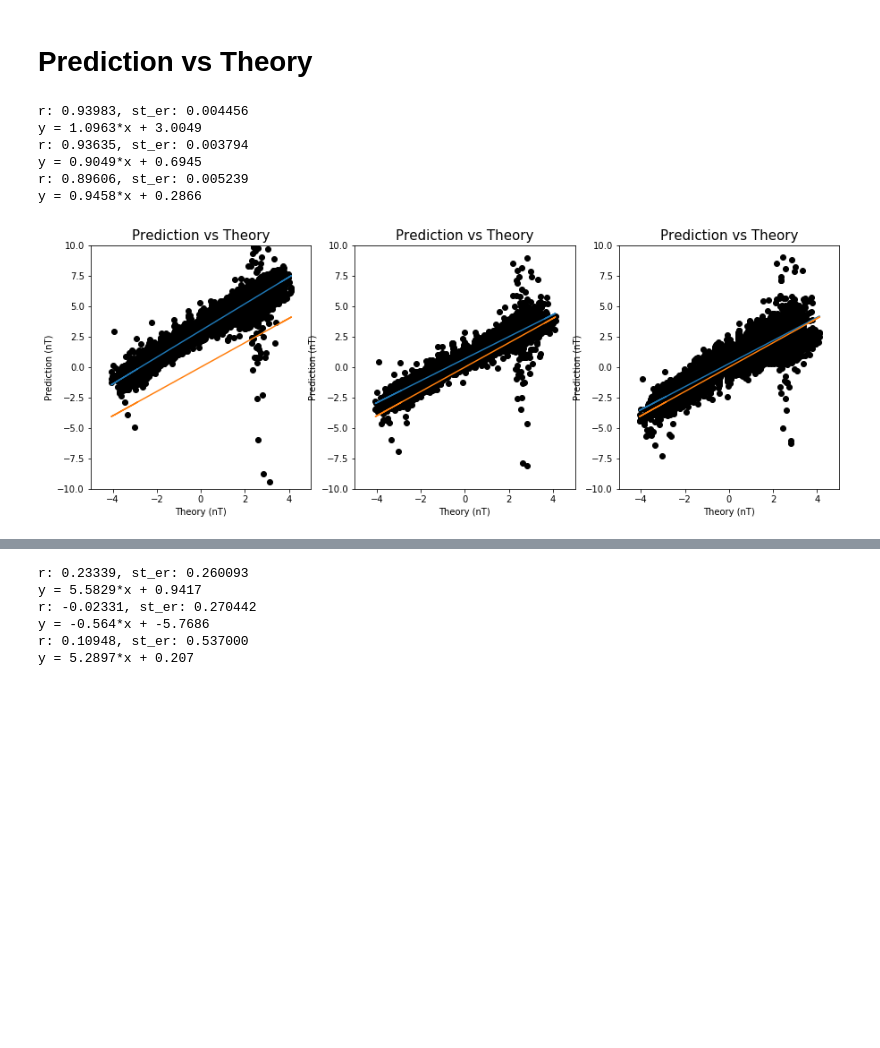
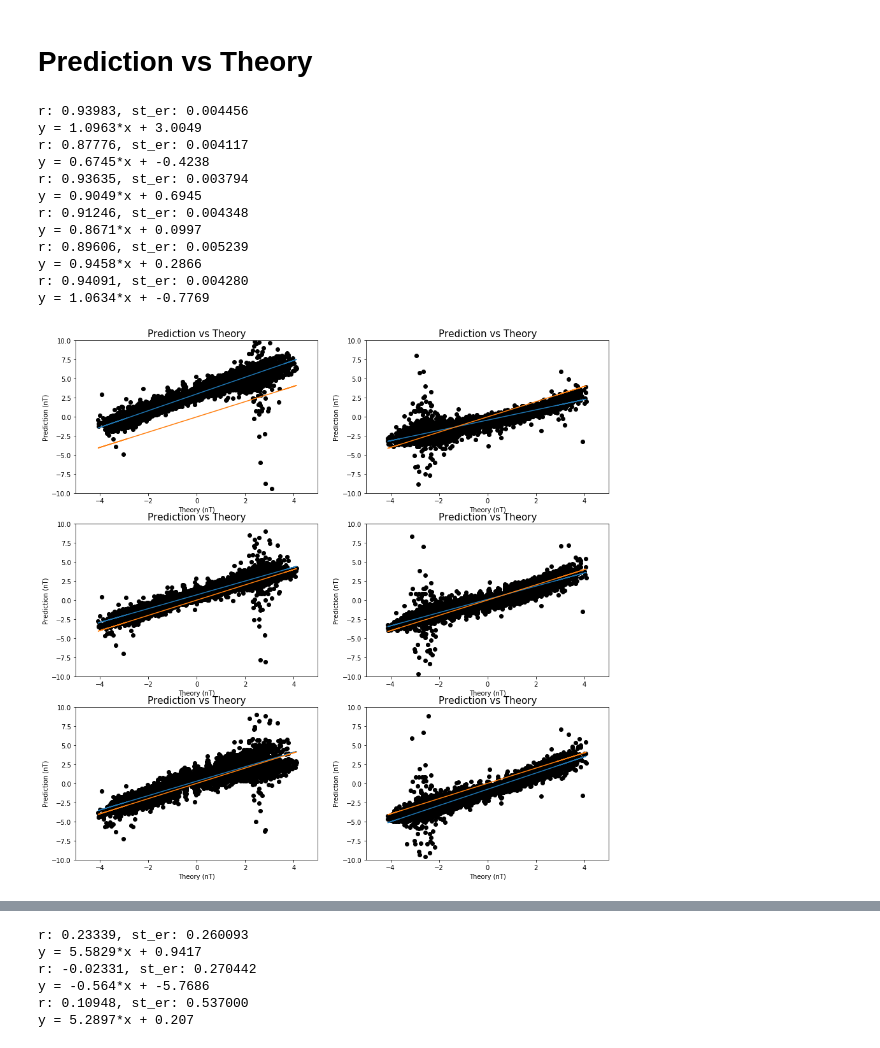
Before and after one commit to chikakoto/tdcs_thesis, a Jupyter notebook: notebooks/8.0_analyze.ipynb, the cells around one changed output, grey strips where cells are left out. Saved outputs shown, nothing was run; the diff lists cells and outputs as text; code cells hidden in the pictures; blank space fills up the shorter version.

```diff
--- a/notebooks/8.0_analyze.ipynb
+++ b/notebooks/8.0_analyze.ipynb
@@ -10,6 +10,7 @@ import commands
 # data_path = "/Users/mriworkshop/Documents/TDCS/code/tdcs_thesis/"
 data_path = "/Users/chikakoolsen/opt/python/thesis/code/tdcs_thesis/data/"
 img_path = data_path+"processed/NIFTI/"
+sub_path_36 = data_path+"external/R21_36_Cyl_Aqueous_v3_simplot/"
 sub_path_42 = data_path+"external/R21_42_SphereProto3/"
 sub_path_43 = data_path+"external/R21_43_Sphere_Proto3/"
 sub_path_44 = data_path+"external/R21_44_Sphere_Proto3/"
@@ -347,16 +452,21 @@ y = 0.6661*x + -5.1455
 # %% [markdown]
 # Prediction vs Theory
 # %%
-def plotPredvsROAST(sub_path, files, subplot, axis):
+def plotPredvsROAST(sub_path, files, subplot, axis, fsize, neg=True):
     cwd_path = img_path+"ROI/"
-    roast_path_pos = sub_path+"roast/pos/"
+    roast_path = sub_path+"roast/"
 
-    fig, axs = plt.subplots(subplot[0], subplot[1], figsize=(15, 5))
+    fig = plt.figure(figsize=fsize)
 
+    cnt = 1
     for i in range(len(files)):
+        fldr = 'pos/'
+        if neg & i%2 == 1:
+            fldr = 'neg/'
+
         # ROI
         img_meas = nib.load(cwd_path+files[i])
-        img_theo = nib.load(roast_path_pos+"/Bfieldz_fmap_fslroi.nii.gz")
+        img_theo = nib.load(roast_path+fldr+"Bfieldz_fmap_fslroi.nii.gz")
 
         data_meas = img_meas.get_data()
         data_theo = img_theo.get_data()
@@ -368,31 +478,42 @@ def plotPredvsROAST(sub_path, files, subplot, axis):
         yfit = [b + m * xi for xi in x]
         yisx = [0 + 1 * xi for xi in x]
 
-        axs[i].plot(x, yfit)
-        axs[i].plot(x, yisx)
+        plt.subplot(str(subplot[0])+str(subplot[1])+str(cnt))
+        plt.plot(x, yfit)
+        plt.plot(x, yisx)
 
-        axs[i].scatter(x, y,  color='black')
-        axs[i].axis(axis)
-        axs[i].set_xlabel("Theory (nT)")
-        axs[i].set_ylabel("Prediction (nT)")
-        axs[i].set_title("Prediction vs Theory", fontsize=15)
+        plt.scatter(x, y,  color='black')
+        plt.axis(axis)
+        plt.xlabel("Theory (nT)")
+        plt.ylabel("Prediction (nT)")
+        plt.title("Prediction vs Theory", fontsize=15)
         print("r: {:.5f}, st_er: {:.6f}".format(r, st_er))
         print("y = "+str(round(m,4))+"*x + "+str(round(b,4)))
+        cnt = cnt + 1
 # %%
 # 42
 nifti = [
 'nn_nonzero_best_cly_42_1_pos.nii.gz',
+'nn_nonzero_best_cly_42_1_neg.nii.gz',
 'nn_nonzero_best_cly_42_2_pos.nii.gz',
-'nn_nonzero_best_cly_42_3_pos.nii.gz']
-plotPredvsROAST(sub_path_42, nifti, [1,3], [-5, 5, -10, 10])
+'nn_nonzero_best_cly_42_2_neg.nii.gz',
+'nn_nonzero_best_cly_42_3_pos.nii.gz',
+'nn_nonzero_best_cly_42_3_neg.nii.gz']
+plotPredvsROAST(sub_path_42, nifti, [3,2], [-5, 5, -10, 10], [15,15])
 # %% [output]
 r: 0.93983, st_er: 0.004456
 y = 1.0963*x + 3.0049
+r: 0.87776, st_er: 0.004117
+y = 0.6745*x + -0.4238
 r: 0.93635, st_er: 0.003794
 y = 0.9049*x + 0.6945
+r: 0.91246, st_er: 0.004348
+y = 0.8671*x + 0.0997
 r: 0.89606, st_er: 0.005239
 y = 0.9458*x + 0.2866
+r: 0.94091, st_er: 0.004280
+y = 1.0634*x + -0.7769
-[figure, old version]
+[figure, new version]
 # %%
 # 43
 nifti = [
```
Also changed, not shown: parts of 19 cells of this notebook, 3 other files.
